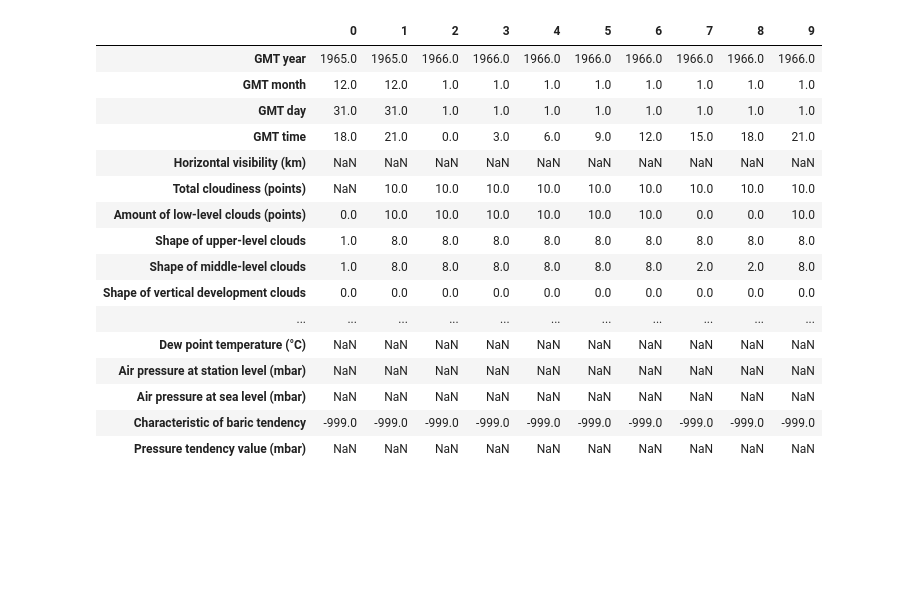
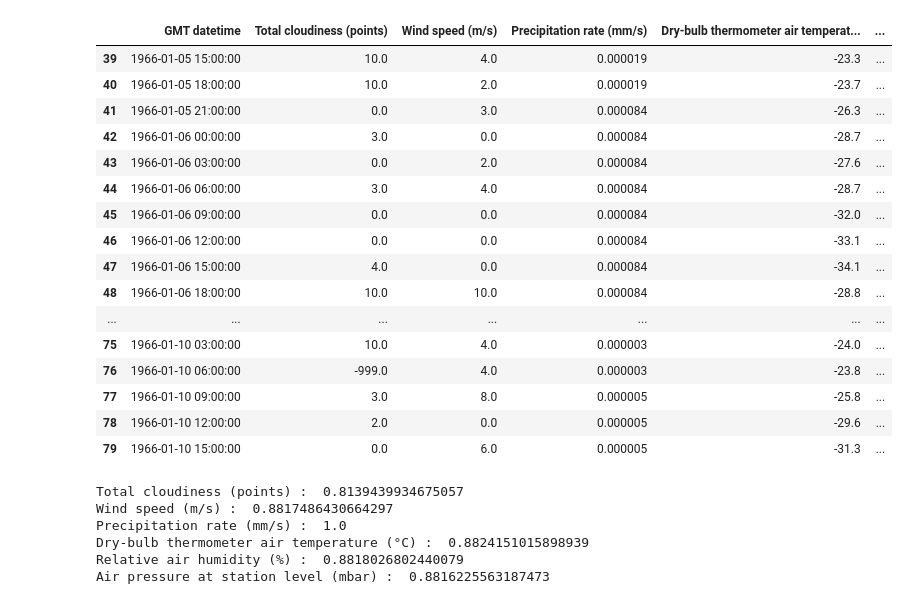
Before and after one commit to MrKozelberg/rihmi_wdc, a Jupyter notebook: parse_srok8c.ipynb, the cells around one changed output. Drawn from its saved outputs; the diff is of its cells as text; code cells hidden in the pictures; blank space fills up the shorter version.

```diff
--- a/parse_srok8c.ipynb
+++ b/parse_srok8c.ipynb
@@ -458,20 +489,0 @@ df
-# %%
-df[:10].transpose()
-# %% [output]
-|  | 0 | 1 | 2 | 3 | 4 | 5 | 6 | 7 | 8 | 9 |
-| GMT year | 1965.0 | 1965.0 | 1966.0 | 1966.0 | 1966.0 | 1966.0 | 1966.0 | 1966.0 | 1966.0 | 1966.0 |
-| GMT month | 12.0 | 12.0 | 1.0 | 1.0 | 1.0 | 1.0 | 1.0 | 1.0 | 1.0 | 1.0 |
-| GMT day | 31.0 | 31.0 | 1.0 | 1.0 | 1.0 | 1.0 | 1.0 | 1.0 | 1.0 | 1.0 |
-| GMT time | 18.0 | 21.0 | 0.0 | 3.0 | 6.0 | 9.0 | 12.0 | 15.0 | 18.0 | 21.0 |
-| Horizontal visibility (km) | NaN | NaN | NaN | NaN | NaN | NaN | NaN | NaN | NaN | NaN |
-| Total cloudiness (points) | NaN | 10.0 | 10.0 | 10.0 | 10.0 | 10.0 | 10.0 | 10.0 | 10.0 | 10.0 |
-| Amount of low-level clouds (points) | 0.0 | 10.0 | 10.0 | 10.0 | 10.0 | 10.0 | 10.0 | 0.0 | 0.0 | 10.0 |
-| Shape of upper-level clouds | 1.0 | 8.0 | 8.0 | 8.0 | 8.0 | 8.0 | 8.0 | 8.0 | 8.0 | 8.0 |
-| Shape of middle-level clouds | 1.0 | 8.0 | 8.0 | 8.0 | 8.0 | 8.0 | 8.0 | 2.0 | 2.0 | 8.0 |
-| Shape of vertical development clouds | 0.0 | 0.0 | 0.0 | 0.0 | 0.0 | 0.0 | 0.0 | 0.0 | 0.0 | 0.0 |
-| ... | ... | ... | ... | ... | ... | ... | ... | ... | ... | ... |
-| Dew point temperature (°C) | NaN | NaN | NaN | NaN | NaN | NaN | NaN | NaN | NaN | NaN |
-| Air pressure at station level (mbar) | NaN | NaN | NaN | NaN | NaN | NaN | NaN | NaN | NaN | NaN |
-| Air pressure at sea level (mbar) | NaN | NaN | NaN | NaN | NaN | NaN | NaN | NaN | NaN | NaN |
-| Characteristic of baric tendency | -999.0 | -999.0 | -999.0 | -999.0 | -999.0 | -999.0 | -999.0 | -999.0 | -999.0 | -999.0 |
-| Pressure tendency value (mbar) | NaN | NaN | NaN | NaN | NaN | NaN | NaN | NaN | NaN | NaN |
@@ -477,0 +492,30 @@ df[:10].transpose()
+# %%
+df[COLUMNS][39:80]
+# %% [output]
+|  | GMT datetime | Total cloudiness (points) | Wind speed (m/s) | Precipitation rate (mm/s) | Dry-bulb thermometer air temperat... | ... |
+| 39 | 1966-01-05 15:00:00 | 10.0 | 4.0 | 0.000019 | -23.3 | ... |
+| 40 | 1966-01-05 18:00:00 | 10.0 | 2.0 | 0.000019 | -23.7 | ... |
+| 41 | 1966-01-05 21:00:00 | 0.0 | 3.0 | 0.000084 | -26.3 | ... |
+| 42 | 1966-01-06 00:00:00 | 3.0 | 0.0 | 0.000084 | -28.7 | ... |
+| 43 | 1966-01-06 03:00:00 | 0.0 | 2.0 | 0.000084 | -27.6 | ... |
+| 44 | 1966-01-06 06:00:00 | 3.0 | 4.0 | 0.000084 | -28.7 | ... |
+| 45 | 1966-01-06 09:00:00 | 0.0 | 0.0 | 0.000084 | -32.0 | ... |
+| 46 | 1966-01-06 12:00:00 | 0.0 | 0.0 | 0.000084 | -33.1 | ... |
+| 47 | 1966-01-06 15:00:00 | 4.0 | 0.0 | 0.000084 | -34.1 | ... |
+| 48 | 1966-01-06 18:00:00 | 10.0 | 10.0 | 0.000084 | -28.8 | ... |
+| ... | ... | ... | ... | ... | ... | ... |
+| 75 | 1966-01-10 03:00:00 | 10.0 | 4.0 | 0.000003 | -24.0 | ... |
+| 76 | 1966-01-10 06:00:00 | -999.0 | 4.0 | 0.000003 | -23.8 | ... |
+| 77 | 1966-01-10 09:00:00 | 3.0 | 8.0 | 0.000005 | -25.8 | ... |
+| 78 | 1966-01-10 12:00:00 | 2.0 | 0.0 | 0.000005 | -29.6 | ... |
+| 79 | 1966-01-10 15:00:00 | 0.0 | 6.0 | 0.000005 | -31.3 | ... |
+# %%
+for col in COLUMNS[1:]:
+    print(col + " : ", len(df[df[col] > -999]) / len(df))
+# %% [output]
+Total cloudiness (points) :  0.8139439934675057
+Wind speed (m/s) :  0.8817486430664297
+Precipitation rate (mm/s) :  1.0
+Dry-bulb thermometer air temperature (°C) :  0.8824151015898939
+Relative air humidity (%) :  0.8818026802440079
+Air pressure at station level (mbar) :  0.8816225563187473
```
Also changed, not shown: parts of 16 cells of this notebook, 1 other file.
